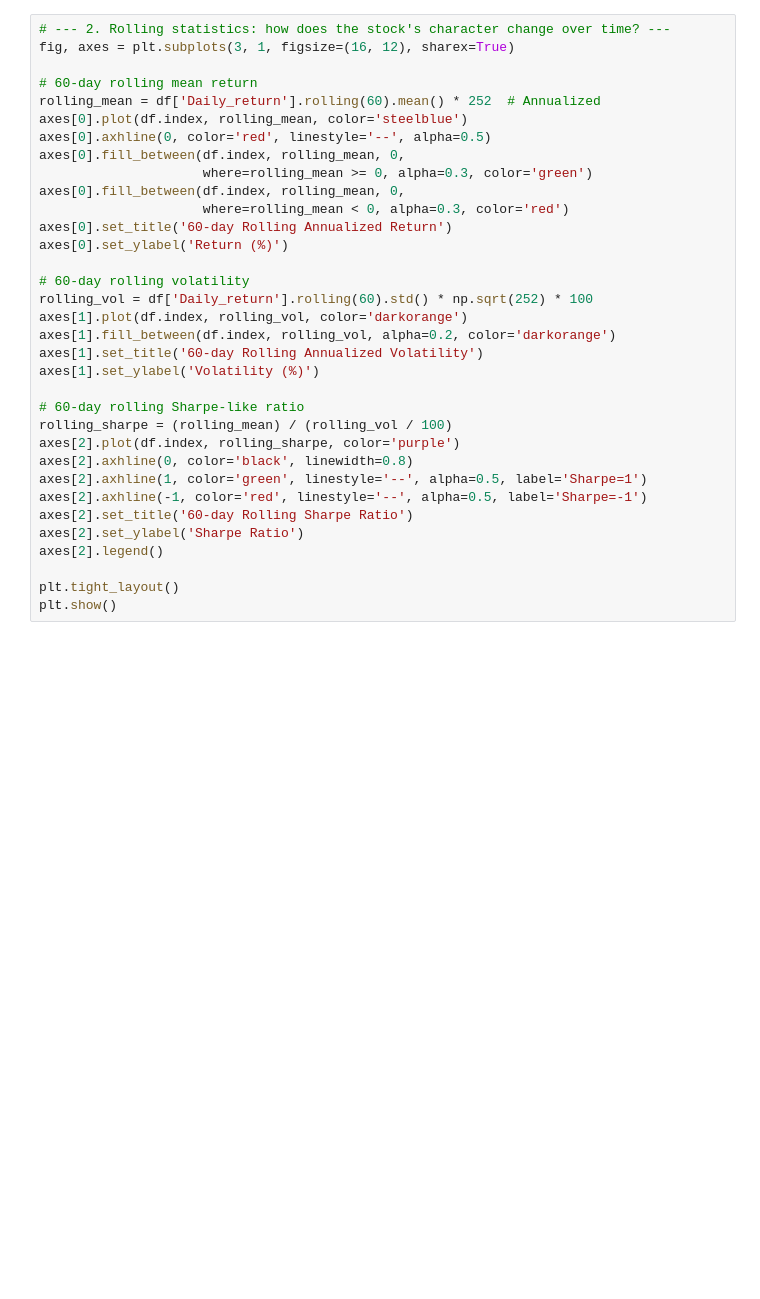
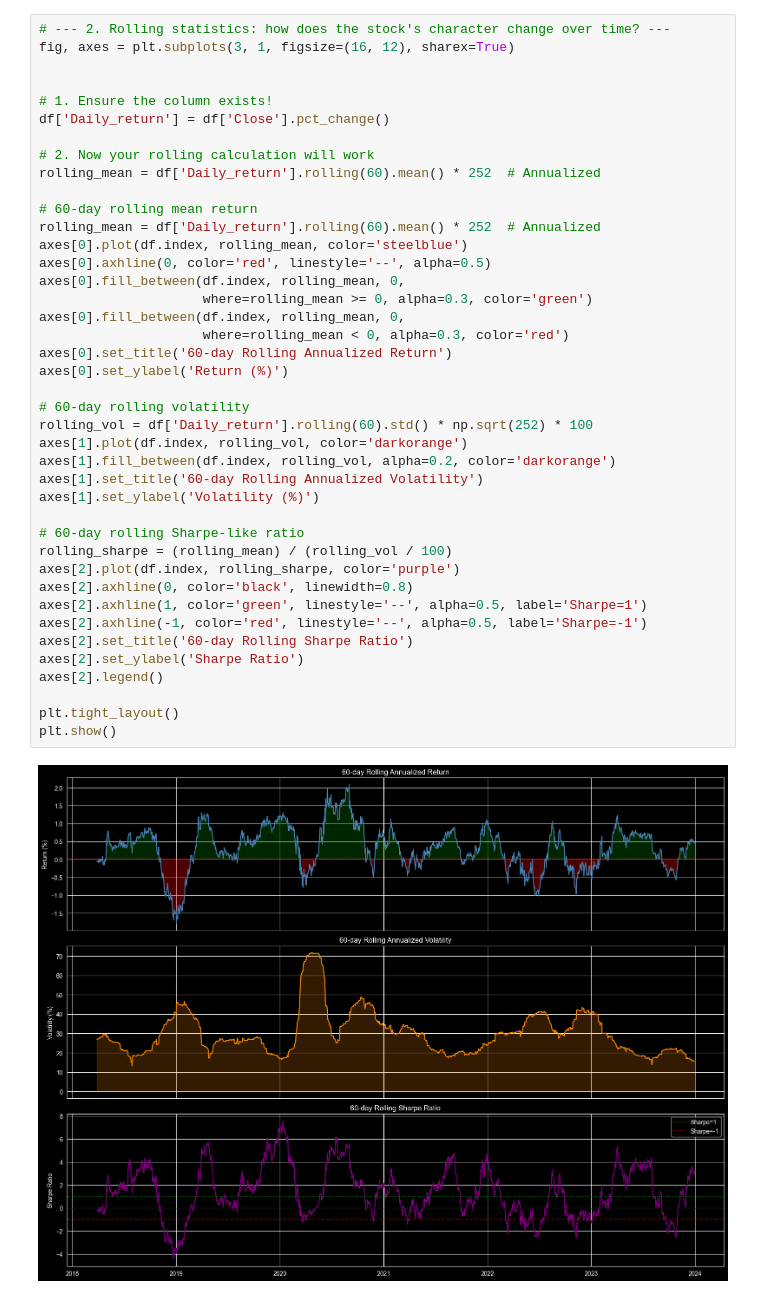
Before and after one commit to mustapha-quant/quant-predictive-models, a Jupyter notebook: notebooks/02_Comprehensive EDA.ipynb, the cells around one changed output. Cells and saved outputs as stored; diff of their text form; blank space fills up the shorter version.

```diff
--- a/notebooks/02_Comprehensive EDA.ipynb
+++ b/notebooks/02_Comprehensive EDA.ipynb
@@ -63,35 +81,44 @@ plt.show()
 # %%
 # --- 2. Rolling statistics: how does the stock's character change over time? ---
 fig, axes = plt.subplots(3, 1, figsize=(16, 12), sharex=True)
+
+
+# 1. Ensure the column exists!
+df['Daily_return'] = df['Close'].pct_change()
+
+# 2. Now your rolling calculation will work
+rolling_mean = df['Daily_return'].rolling(60).mean() * 252  # Annualized
 
 # 60-day rolling mean return
 rolling_mean = df['Daily_return'].rolling(60).mean() * 252  # Annualized
 axes[0].plot(df.index, rolling_mean, color='steelblue')
 axes[0].axhline(0, color='red', linestyle='--', alpha=0.5)
 axes[0].fill_between(df.index, rolling_mean, 0,
                      where=rolling_mean >= 0, alpha=0.3, color='green')
 axes[0].fill_between(df.index, rolling_mean, 0,
                      where=rolling_mean < 0, alpha=0.3, color='red')
 axes[0].set_title('60-day Rolling Annualized Return')
 axes[0].set_ylabel('Return (%)')
 
 # 60-day rolling volatility
 rolling_vol = df['Daily_return'].rolling(60).std() * np.sqrt(252) * 100
 axes[1].plot(df.index, rolling_vol, color='darkorange')
 axes[1].fill_between(df.index, rolling_vol, alpha=0.2, color='darkorange')
 axes[1].set_title('60-day Rolling Annualized Volatility')
 axes[1].set_ylabel('Volatility (%)')
 
 # 60-day rolling Sharpe-like ratio
 rolling_sharpe = (rolling_mean) / (rolling_vol / 100)
 axes[2].plot(df.index, rolling_sharpe, color='purple')
 axes[2].axhline(0, color='black', linewidth=0.8)
 axes[2].axhline(1, color='green', linestyle='--', alpha=0.5, label='Sharpe=1')
 axes[2].axhline(-1, color='red', linestyle='--', alpha=0.5, label='Sharpe=-1')
 axes[2].set_title('60-day Rolling Sharpe Ratio')
 axes[2].set_ylabel('Sharpe Ratio')
 axes[2].legend()
 
 plt.tight_layout()
 plt.show()
+# %% [output]
+[figure, added]
 # %%
```
Also changed, not shown: parts of 3 cells of this notebook, 4 other files.
